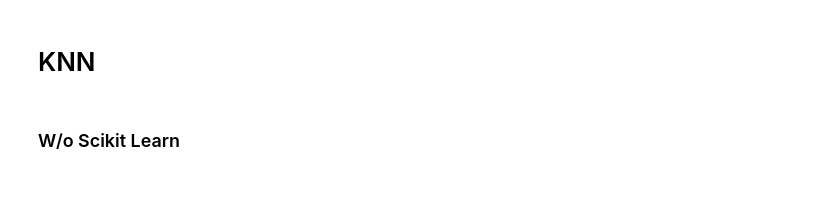
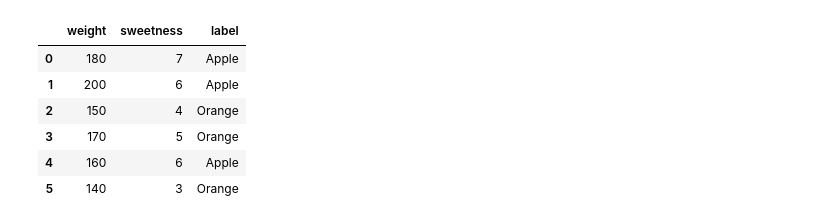
Before and after one commit to anbaralthaf/MachineLearning, a Jupyter notebook: KNN.ipynb, the cells around one changed output. Cells and saved outputs as stored; diff of their text form; code cells hidden in the pictures; blank space fills up the shorter version.

```diff
--- a/KNN.ipynb
+++ b/KNN.ipynb
@@ -1,6 +1,2 @@
-# %% [markdown]
-# KNN
-# %% [markdown]
-### W/o Scikit Learn
 # %%
 import numpy as np
@@ -18,0 +8,10 @@ new_fruit = (165,5.5)
+# %%
+data
+# %% [output]
+|  | weight | sweetness | label |
+| 0 | 180 | 7 | Apple |
+| 1 | 200 | 6 | Apple |
+| 2 | 150 | 4 | Orange |
+| 3 | 170 | 5 | Orange |
+| 4 | 160 | 6 | Apple |
+| 5 | 140 | 3 | Orange |
```
Also changed, not shown: parts of 25 cells of this notebook, 16 other files.
